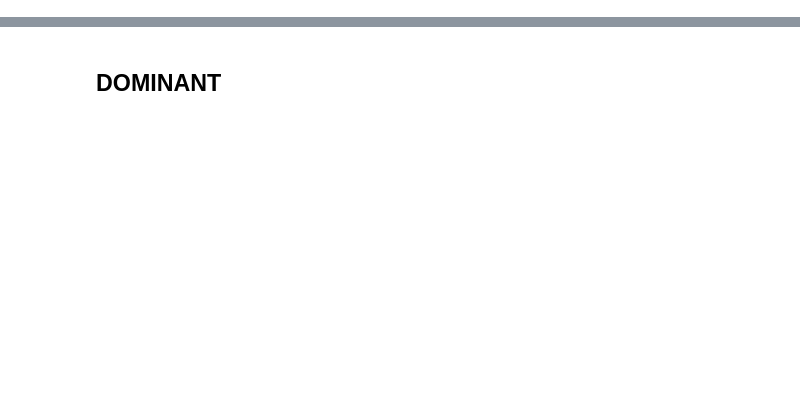
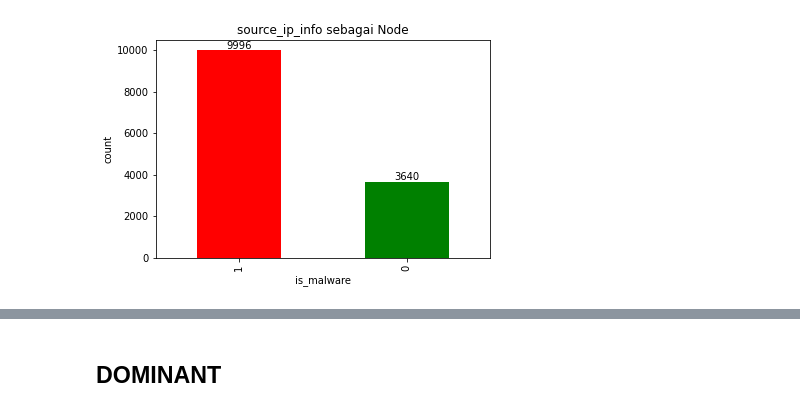
Before and after one commit to neroSpace/network-intrusion-detection, a Jupyter notebook: nids-implementation/nids_pgod_obs.ipynb, the cells around one changed output, grey strips where cells are left out. Saved outputs shown, nothing was run; the diff lists cells and outputs as text; code cells hidden in the pictures; blank space fills up the shorter version.

```diff
--- a/nids-implementation/nids_pgod_obs.ipynb
+++ b/nids-implementation/nids_pgod_obs.ipynb
@@ -45,0 +71,4 @@ unsw = pd.read_parquet(unsw_labeled_path)
+# %%
+check_distribution('source_ip_info')
+# %% [output]
+[figure, added]
```
Also changed, not shown: parts of 40 cells of this notebook, 20 other files.
